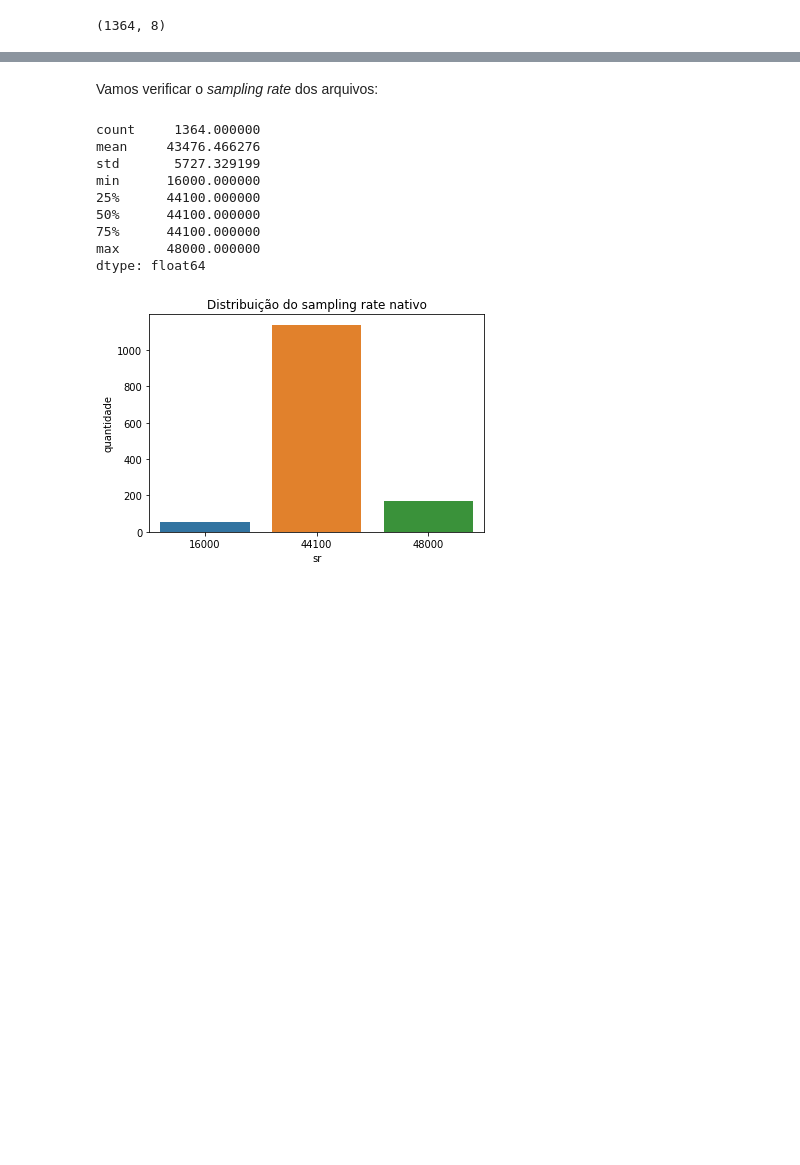
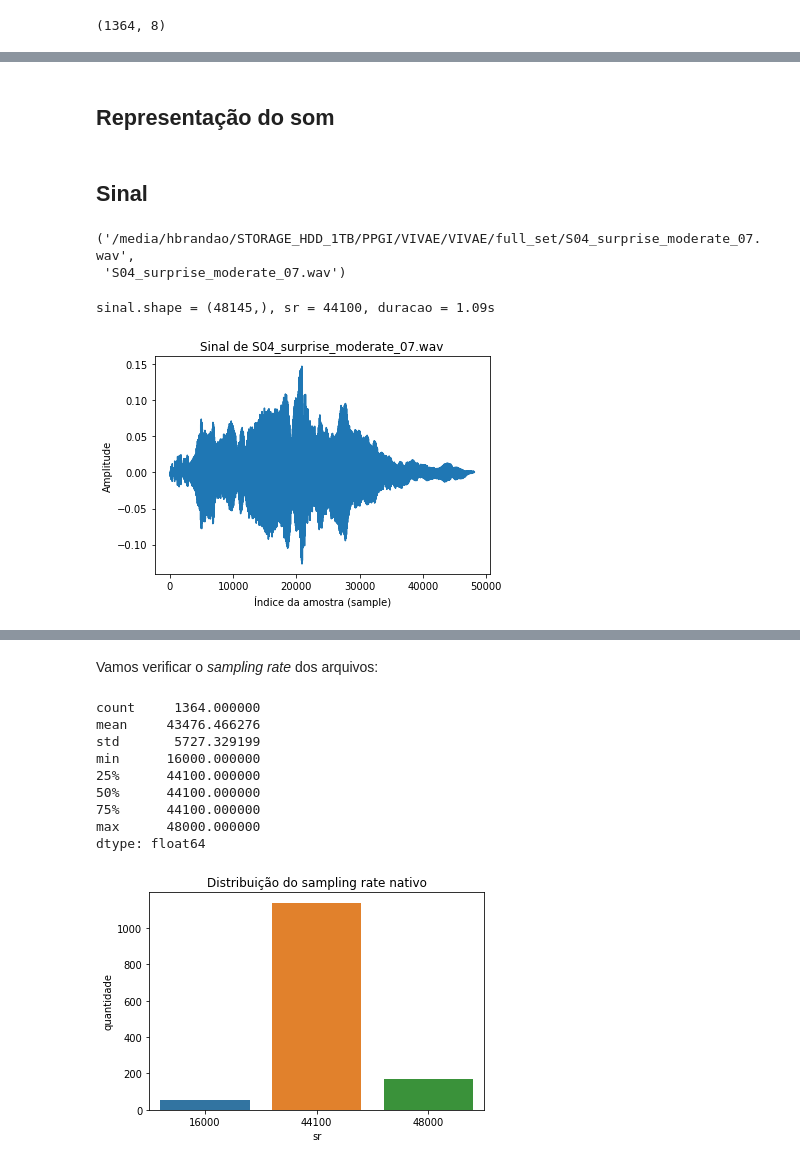
Before and after one commit to htbrandao/ppgi, a Jupyter notebook: modelagem/notebooks/01_eda.ipynb, the cells around one changed output, grey strips where cells are left out. Cells and saved outputs as stored; diff of their text form; code cells hidden in the pictures; blank space fills up the shorter version.

```diff
--- a/modelagem/notebooks/01_eda.ipynb
+++ b/modelagem/notebooks/01_eda.ipynb
@@ -27,3 +29,32 @@ Xfusao.head()
 | 2 | /media/hbrandao/STORAGE_HDD_1TB/P... | verbo | ale-f1-l3.wav | f1 | f | alegria | NaN | 3.482993 |
 | 3 | /media/hbrandao/STORAGE_HDD_1TB/P... | verbo | ale-f1-l4.wav | f1 | f | alegria | NaN | 3.684354 |
 | 4 | /media/hbrandao/STORAGE_HDD_1TB/P... | verbo | ale-f1-l5.wav | f1 | f | alegria | NaN | 2.343061 |
+# %% [markdown]
+## Representação do som
+# %% [markdown]
+## Sinal
+# %%
+p = choice(Xfusao['path'])
+f = p.split('/')[-1]
+
+p, f
+# %% [output]
+('/media/hbrandao/STORAGE_HDD_1TB/PPGI/VIVAE/VIVAE/full_set/S04_surprise_moderate_07.wav',
+ 'S04_surprise_moderate_07.wav')
+# %%
+sinal, sr = librosa.load(p, sr=None)
+duracao = librosa.get_duration(y=sinal, sr=sr)
+
+print(f'sinal.shape = {sinal.shape}, sr = {sr}, duracao = {duracao:.2f}s')
+# %% [output]
+sinal.shape = (48145,), sr = 44100, duracao = 1.09s
+# %%
+plt.plot(sinal);
+
+plt.title(f'Sinal de {f}');
+plt.xlabel('Índice da amostra (sample)');
+plt.ylabel('Amplitude');
+
+plt.show()
+# %% [output]
+[figure, added]
```
Also changed, not shown: parts of 7 cells of this notebook, 3 other files.
